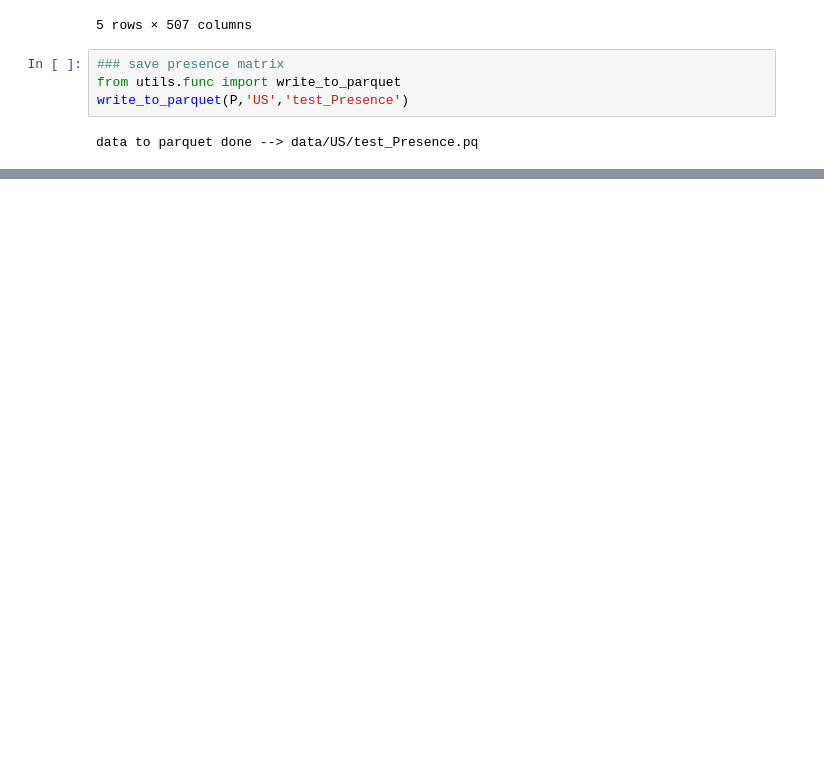
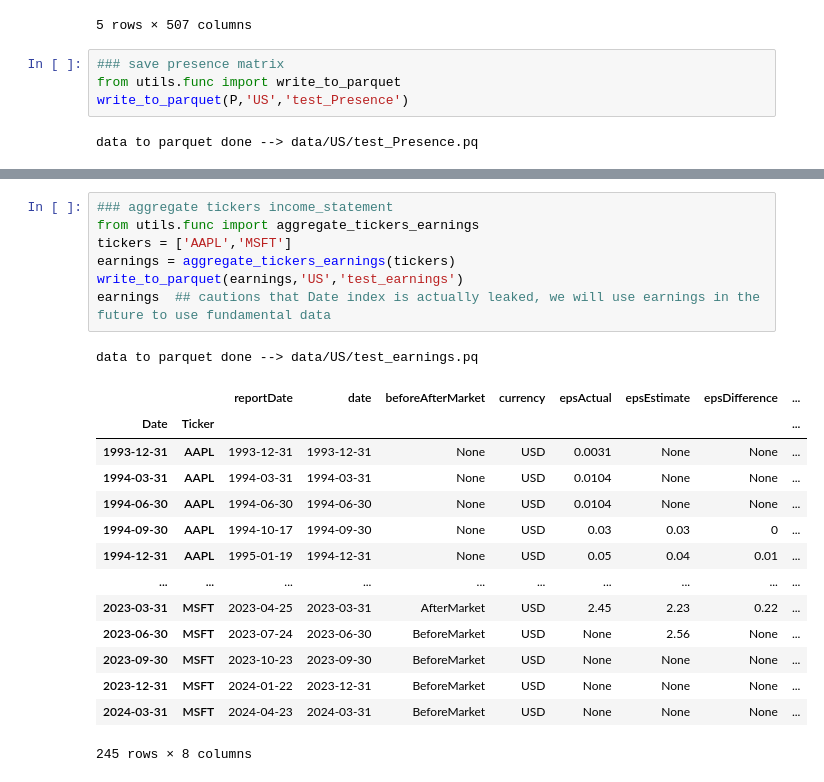
Before and after one commit to nabz78350/backtesting, a Jupyter notebook: data_scrapping.ipynb, the cells around one changed output, grey strips where cells are left out. Drawn from its saved outputs; the diff is of its cells as text; blank space fills up the shorter version.

```diff
--- a/data_scrapping.ipynb
+++ b/data_scrapping.ipynb
@@ -121,0 +169,23 @@ Date       Ticker
+# %%
+### aggregate tickers income_statement
+from utils.func import aggregate_tickers_earnings
+tickers = ['AAPL','MSFT']
+earnings = aggregate_tickers_earnings(tickers)
+write_to_parquet(earnings,'US','test_earnings')
+earnings  ## cautions that Date index is actually leaked, we will use earnings in the future to use fundamental data
+# %% [output]
+data to parquet done --> data/US/test_earnings.pq
+|  |  | reportDate | date | beforeAfterMarket | currency | epsActual | epsEstimate | epsDifference | ... |
+| Date | Ticker |  |  |  |  |  |  |  | ... |
+| 1993-12-31 | AAPL | 1993-12-31 | 1993-12-31 | None | USD | 0.0031 | None | None | ... |
+| 1994-03-31 | AAPL | 1994-03-31 | 1994-03-31 | None | USD | 0.0104 | None | None | ... |
+| 1994-06-30 | AAPL | 1994-06-30 | 1994-06-30 | None | USD | 0.0104 | None | None | ... |
+| 1994-09-30 | AAPL | 1994-10-17 | 1994-09-30 | None | USD | 0.03 | 0.03 | 0 | ... |
+| 1994-12-31 | AAPL | 1995-01-19 | 1994-12-31 | None | USD | 0.05 | 0.04 | 0.01 | ... |
+| ... | ... | ... | ... | ... | ... | ... | ... | ... | ... |
+| 2023-03-31 | MSFT | 2023-04-25 | 2023-03-31 | AfterMarket | USD | 2.45 | 2.23 | 0.22 | ... |
+| 2023-06-30 | MSFT | 2023-07-24 | 2023-06-30 | BeforeMarket | USD | None | 2.56 | None | ... |
+| 2023-09-30 | MSFT | 2023-10-23 | 2023-09-30 | BeforeMarket | USD | None | None | None | ... |
+| 2023-12-31 | MSFT | 2024-01-22 | 2023-12-31 | BeforeMarket | USD | None | None | None | ... |
+| 2024-03-31 | MSFT | 2024-04-23 | 2024-03-31 | BeforeMarket | USD | None | None | None | ... |
+245 rows × 8 columns
```
Also changed, not shown: parts of 5 cells of this notebook, 2 other files.
